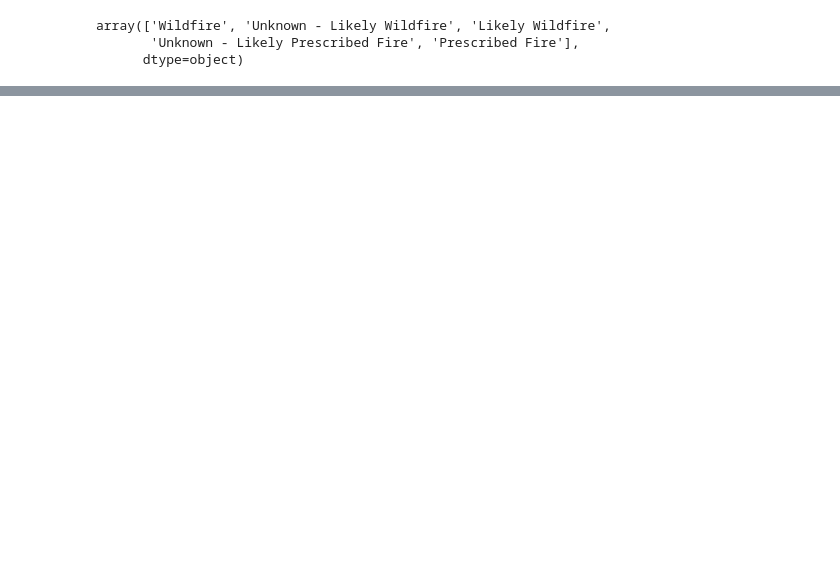
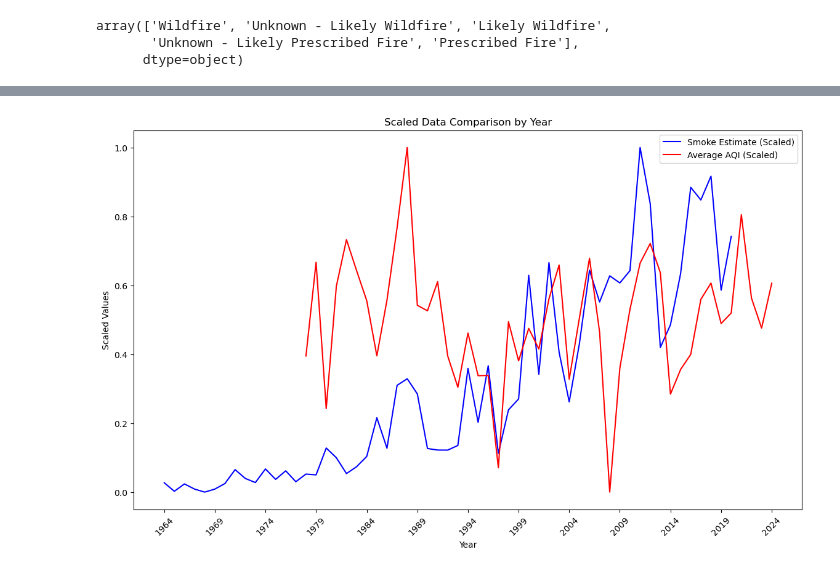
Before and after one commit to navya-eedula-uw/DATA-512-Wildfire-Analysis-Part-1, a Jupyter notebook: smoke_estimate.ipynb, the cells around one changed output, grey strips where cells are left out. Saved outputs shown, nothing was run; the diff lists cells and outputs as text; code cells hidden in the pictures; blank space fills up the shorter version.

```diff
--- a/smoke_estimate.ipynb
+++ b/smoke_estimate.ipynb
@@ -1150,0 +357,7 @@ max      455.370321           0.147945  2185.000000  7.632384e+06
+# %%
+aqi_df = pd.read_csv("intermediate_files/aqi_yearly.csv")
+aqi_df = aqi_df.reset_index()
+
+print("Columns:",aqi_df.columns)
+
+aqi_df.head()
@@ -1150,0 +376,50 @@ max      455.370321           0.147945  2185.000000  7.632384e+06
+# %%
+# Scale the 'total_impact' and 'average_aqi' columns to a [0, 1] range using MinMaxScaler
+scaler = MinMaxScaler()
+
+# Transform the 'total_impact' column from impact_df into a new column 'smoke_estimate'
+impact_df['smoke_estimate'] = scaler.fit_transform(impact_df[['total_impact']])
+
+# Transform the 'average_aqi' column from aqi_df into a new column 'average_aqi_scaled'
+aqi_df['average_aqi_scaled'] = scaler.fit_transform(aqi_df[['average_aqi']])
+
+# Merge the scaled values from both DataFrames on the 'Year' column,
+# using an outer join to ensure all years from both DataFrames are included
+merged_df = pd.merge(
+    impact_df[['Year', 'smoke_estimate']],
+    aqi_df[['Year', 'average_aqi_scaled']],
+    on='Year',
+    how='outer'
+)
+
+# Create a DataFrame containing a complete list of years from 1964 to 2024
+full_years = pd.DataFrame({'Year': range(1964, 2025)})
+
+# Merge the complete years DataFrame with merged_df to fill in any missing years
+merged_df = pd.merge(full_years, merged_df, on='Year', how='left')
+
+# Initialize a plot with specified dimensions for better visibility
+plt.figure(figsize=(14, 8))
+
+# Plot the scaled smoke impact estimates over the years in blue
+plt.plot(merged_df['Year'], merged_df['smoke_estimate'], color='blue', label='Smoke Estimate (Scaled)')
+
+# Plot the scaled average AQI values over the years in red
+plt.plot(merged_df['Year'], merged_df['average_aqi_scaled'], color='red', label='Average AQI (Scaled)')
+
+# Set the x-axis ticks to display every year from 1964 to 2024,
+# rotating labels for improved readability
+plt.xticks(range(1964, 2025, 5), rotation=45)  # Change the interval to 1 if you want every year
+
+# Set the labels for the x-axis and y-axis, along with the plot title
+plt.xlabel('Year')
+plt.ylabel('Scaled Values')
+plt.title('Scaled Data Comparison by Year')
+
+# Add a legend to distinguish between the two plotted lines
+plt.legend()
+
+# Display the plot
+plt.show()
+# %% [output]
+[figure, added]
```
Also changed, not shown: parts of 58 cells of this notebook.
